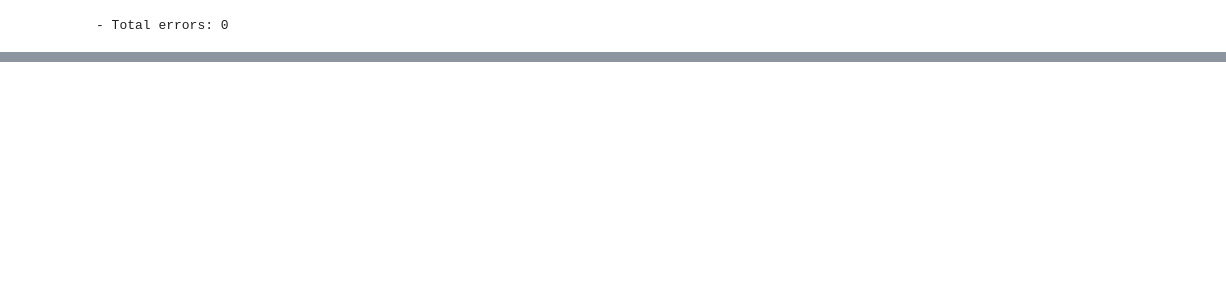
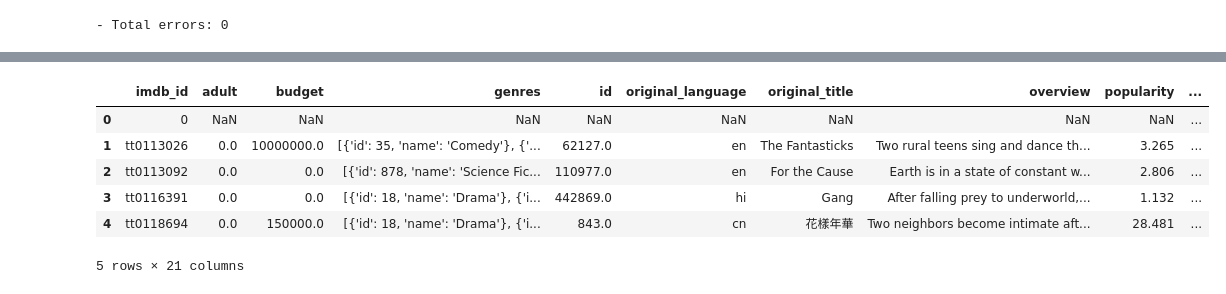
Before and after one commit to rimchristian/IMDB-Movies, a Jupyter notebook: Data Extraction.ipynb, the cells around one changed output, grey strips where cells are left out. Cells and saved outputs as stored; diff of their text form; code cells hidden in the pictures; blank space fills up the shorter version.

```diff
--- a/Data Extraction.ipynb
+++ b/Data Extraction.ipynb
@@ -286,3 +285,6 @@ errors = []
 print(f"- Total errors: {len(errors)}")
 # %% [output]
 - Total errors: 0
+# %%
+df_2000 = pd.read_csv('/Users/christianrim/Documents/IMDB Movies/Data/final_tmdb_data_2000.csv.gz',lineterminator='\n')
+df_2000.head()
@@ -288,0 +299,3 @@ print(f"- Total errors: {len(errors)}")
+# %%
+df_2001 = pd.read_csv('/Users/christianrim/Documents/IMDB Movies/Data/final_tmdb_data_2001.csv.gz',lineterminator='\n')
+df_2001.head()
@@ -288,0 +310,3 @@ print(f"- Total errors: {len(errors)}")
+# %%
+df =  pd.concat([df_2000,df_2001])
+df.head()
@@ -288,0 +341,12 @@ print(f"- Total errors: {len(errors)}")
+# %%
+# Removing columns with a lot of missing values
+df = df.drop(['belongs_to_collection','backdrop_path','poster_path','tagline','homepage'], axis=1)
+df.head()
+# %% [output]
+|  | imdb_id | adult | budget | genres | id | original_language | original_title | overview | popularity | ... |
+| 0 | 0 | NaN | NaN | NaN | NaN | NaN | NaN | NaN | NaN | ... |
+| 1 | tt0113026 | 0.0 | 10000000.0 | [{'id': 35, 'name': 'Comedy'}, {'... | 62127.0 | en | The Fantasticks | Two rural teens sing and dance th... | 3.265 | ... |
+| 2 | tt0113092 | 0.0 | 0.0 | [{'id': 878, 'name': 'Science Fic... | 110977.0 | en | For the Cause | Earth is in a state of constant w... | 2.806 | ... |
+| 3 | tt0116391 | 0.0 | 0.0 | [{'id': 18, 'name': 'Drama'}, {'i... | 442869.0 | hi | Gang | After falling prey to underworld,... | 1.132 | ... |
+| 4 | tt0118694 | 0.0 | 150000.0 | [{'id': 18, 'name': 'Drama'}, {'i... | 843.0 | cn | 花樣年華 | Two neighbors become intimate aft... | 28.481 | ... |
+5 rows × 21 columns
```
Also changed, not shown: parts of 29 cells of this notebook.
